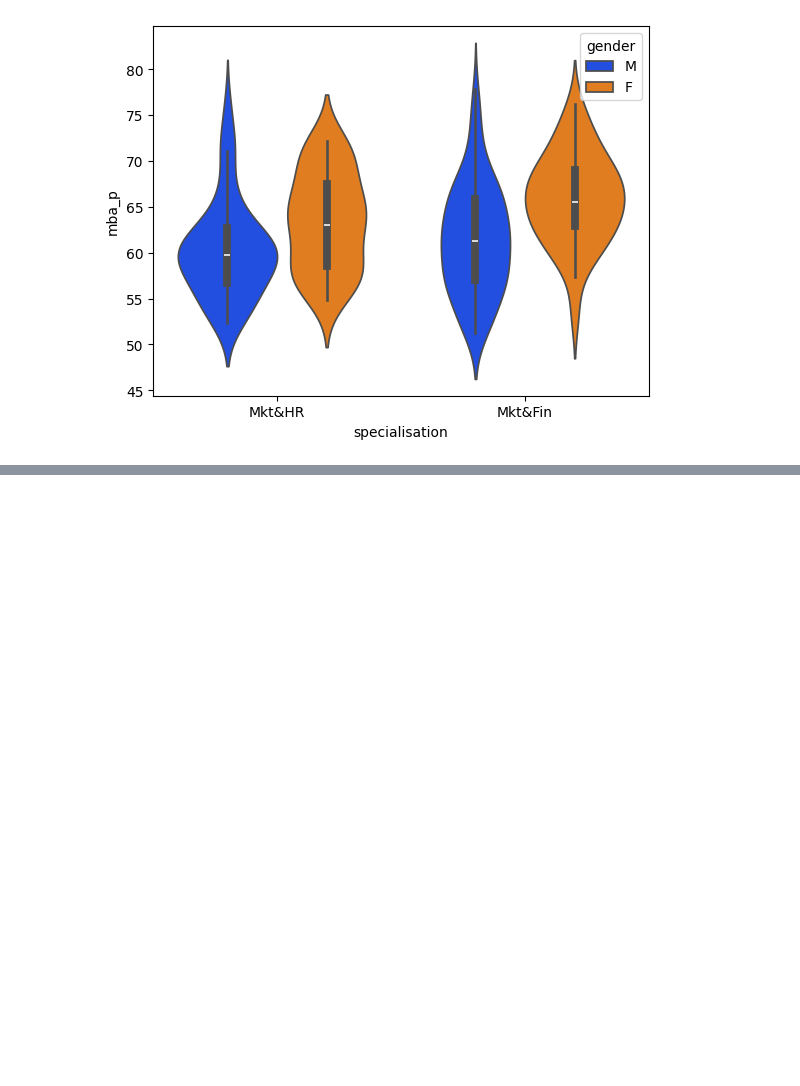
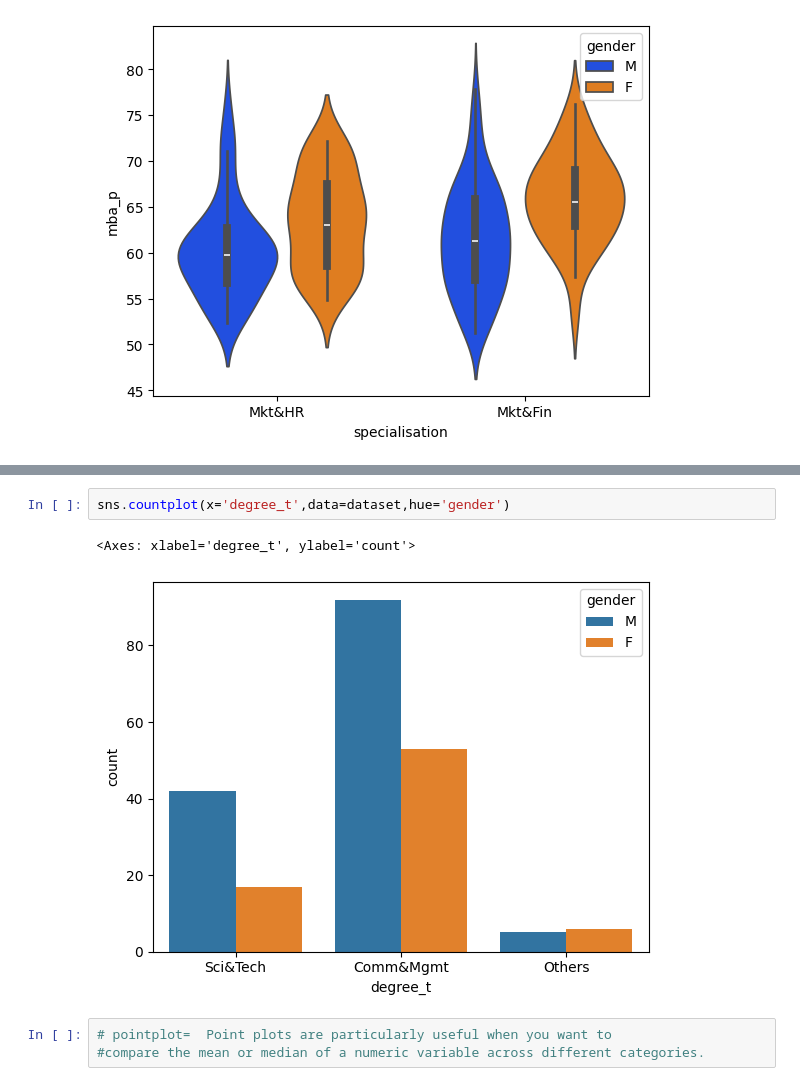
Before and after one commit to ShameemBanuAI/Data-Visualization, a Jupyter notebook: Seaborn_Placement.ipynb, the cells around one changed output, grey strips where cells are left out. Cells and saved outputs as stored; diff of their text form; blank space fills up the shorter version.

```diff
--- a/Seaborn_Placement.ipynb
+++ b/Seaborn_Placement.ipynb
@@ -127,0 +144,8 @@ sns.violinplot(x='specialisation',y='mba_p',data=dataset,palette='bright',hue='g
+# %%
+sns.countplot(x='degree_t',data=dataset,hue='gender')
+# %% [output]
+<Axes: xlabel='degree_t', ylabel='count'>
+[figure, added]
+# %%
+# pointplot=  Point plots are particularly useful when you want to
+#compare the mean or median of a numeric variable across different categories.
```
Also changed, not shown: parts of 8 cells of this notebook.
